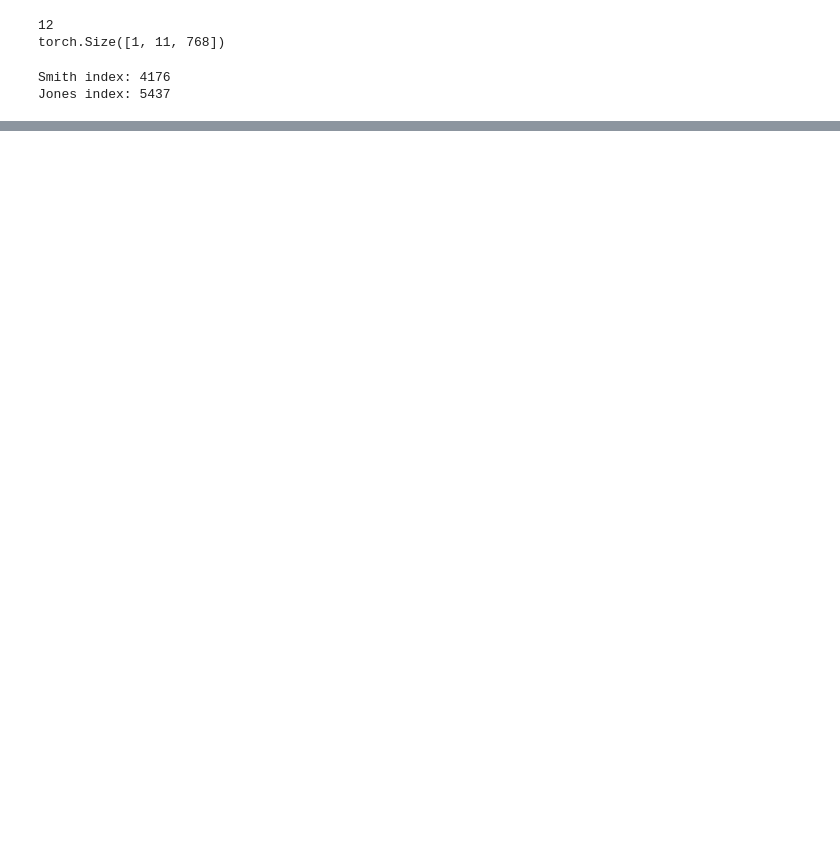
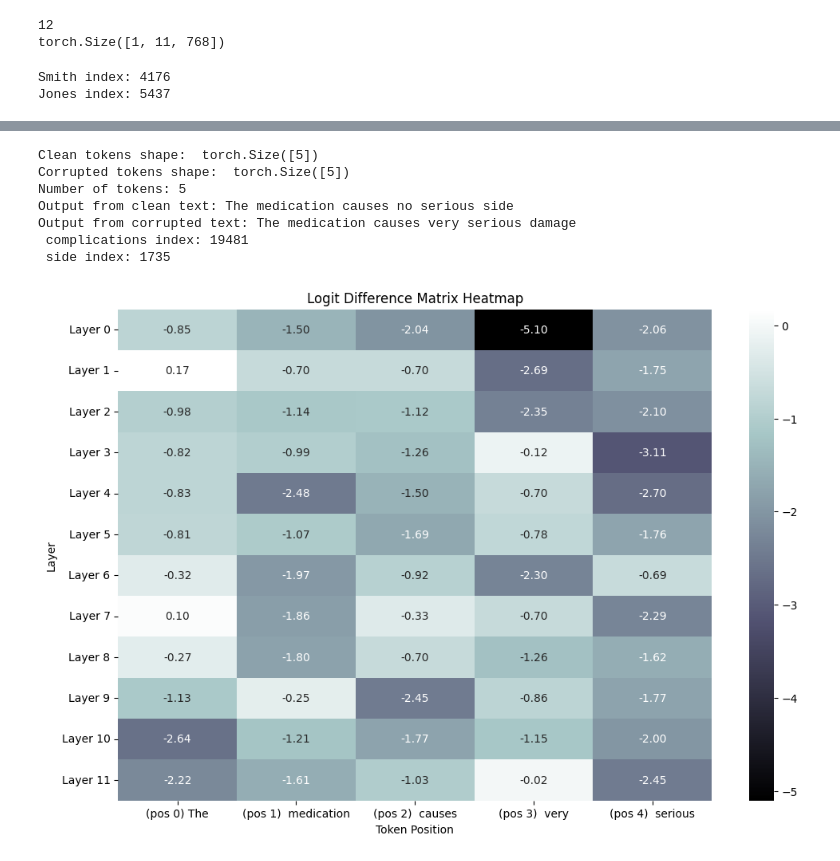
Before and after one commit to aed6-ua/minGPT, a Jupyter notebook: assignment.ipynb, the cells around one changed output, grey strips where cells are left out. Cells and saved outputs as stored; diff of their text form; code cells hidden in the pictures; blank space fills up the shorter version.

```diff
--- a/assignment.ipynb
+++ b/assignment.ipynb
@@ -660,0 +299,14 @@ Output from clean text: Lisa and Max went to the park and a flower was given to
+# %%
+clean_text = "The medication causes no serious"
+corrupted_text = "The medication causes very serious"
+
+test(model, clean_text, corrupted_text, " complications", " side")
+# %% [output]
+Clean tokens shape:  torch.Size([5])
+Corrupted tokens shape:  torch.Size([5])
+Number of tokens: 5
+Output from clean text: The medication causes no serious side
+Output from corrupted text: The medication causes very serious damage
+ complications index: 19481
+ side index: 1735
+[figure, added]
```
Also changed, not shown: parts of 25 cells of this notebook, 1 other file.
